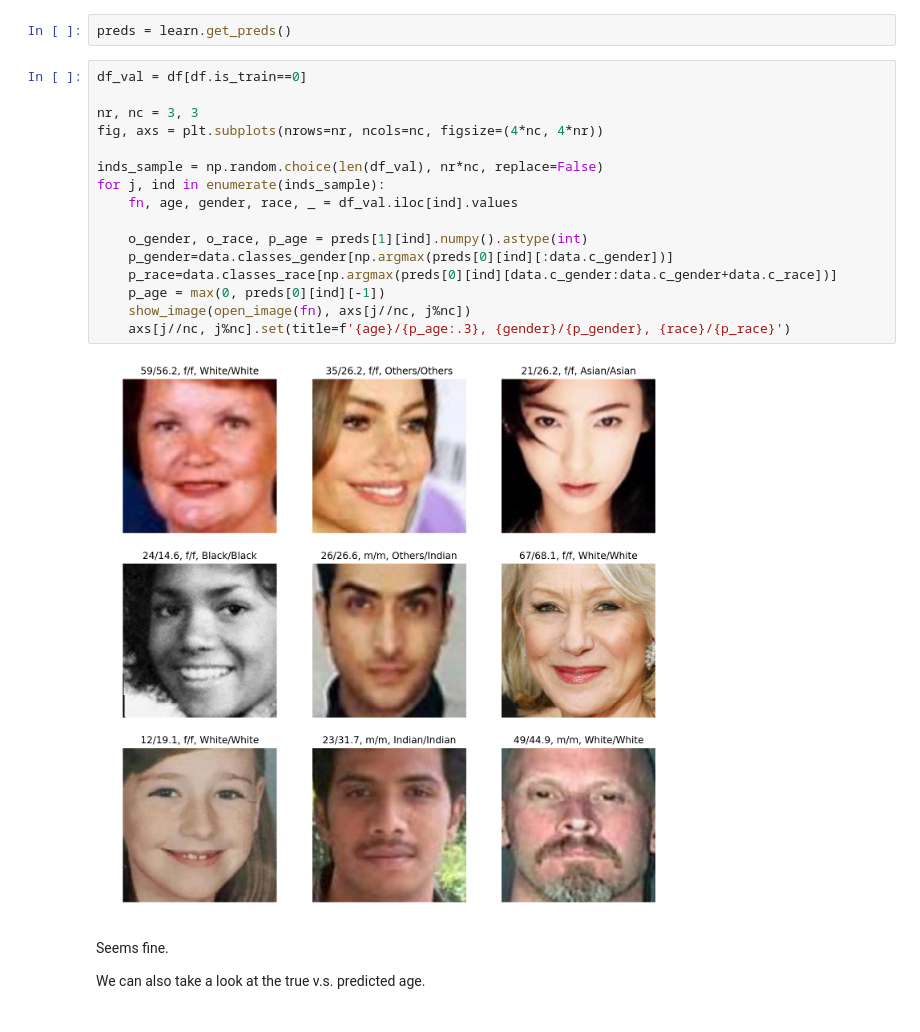
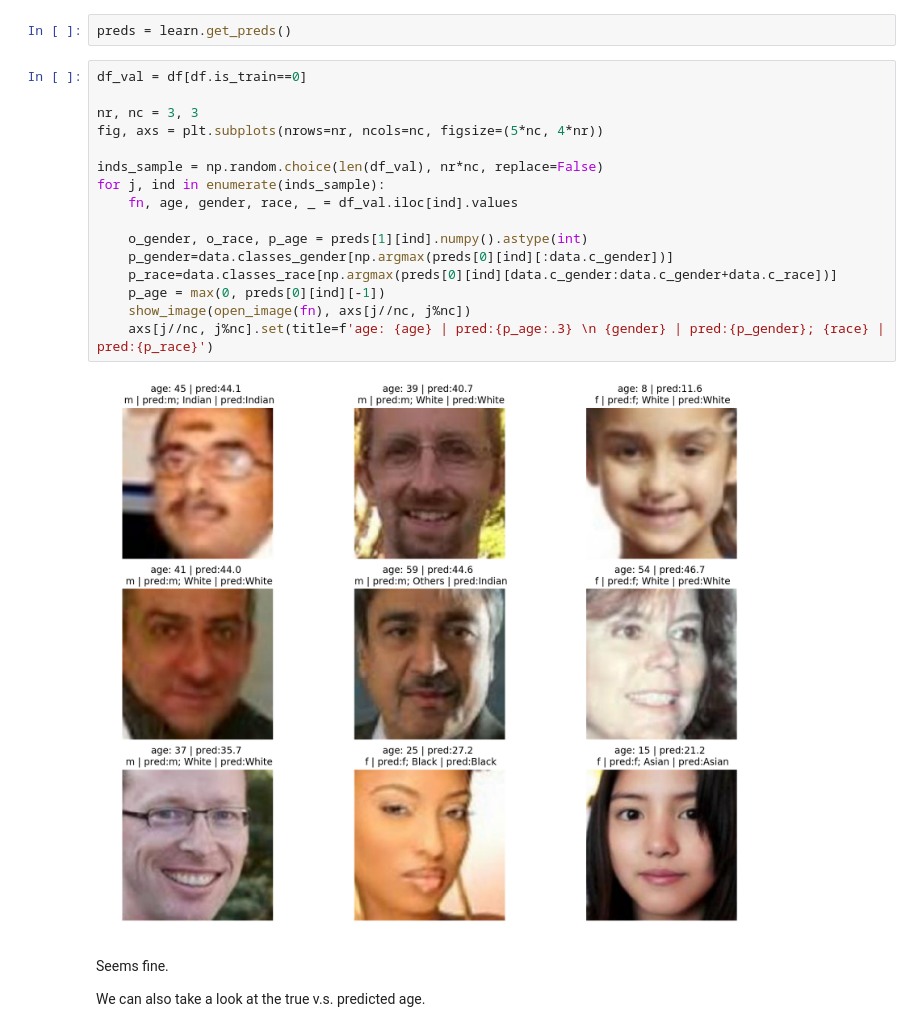
Before and after one commit to yang-zhang/yang-zhang.github.io, a Jupyter notebook: faces/nbs/20181106/multi-face.ipynb, the cells around one changed output. Drawn from its saved outputs; the diff is of its cells as text.

```diff
--- a/faces/nbs/20181106/multi-face.ipynb
+++ b/faces/nbs/20181106/multi-face.ipynb
@@ -795,21 +792,21 @@ preds = learn.get_preds()
 # %%
 df_val = df[df.is_train==0]
 
 nr, nc = 3, 3
-fig, axs = plt.subplots(nrows=nr, ncols=nc, figsize=(4*nc, 4*nr))
+fig, axs = plt.subplots(nrows=nr, ncols=nc, figsize=(5*nc, 4*nr))
 
 inds_sample = np.random.choice(len(df_val), nr*nc, replace=False)
 for j, ind in enumerate(inds_sample):
     fn, age, gender, race, _ = df_val.iloc[ind].values
 
     o_gender, o_race, p_age = preds[1][ind].numpy().astype(int)
     p_gender=data.classes_gender[np.argmax(preds[0][ind][:data.c_gender])]
     p_race=data.classes_race[np.argmax(preds[0][ind][data.c_gender:data.c_gender+data.c_race])]
     p_age = max(0, preds[0][ind][-1])
     show_image(open_image(fn), axs[j//nc, j%nc])
-    axs[j//nc, j%nc].set(title=f'{age}/{p_age:.3}, {gender}/{p_gender}, {race}/{p_race}')
+    axs[j//nc, j%nc].set(title=f'age: {age} | pred:{p_age:.3} \n {gender} | pred:{p_gender}; {race} | pred:{p_race}')
 # %% [output]
-[figure, old version]
+[figure, new version]
 # %% [markdown]
 Seems fine.
 
```
Also changed, not shown: parts of 9 cells of this notebook.
